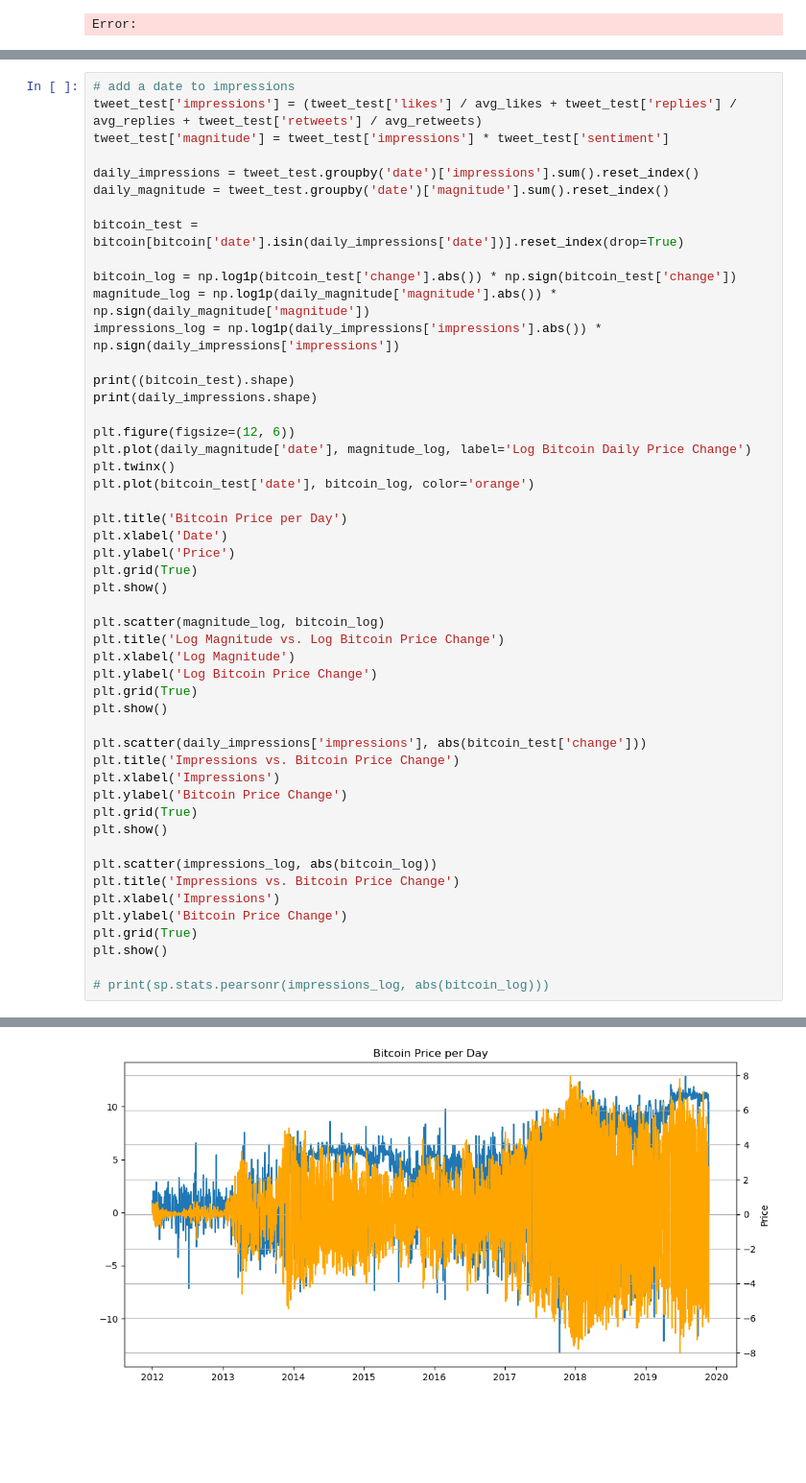
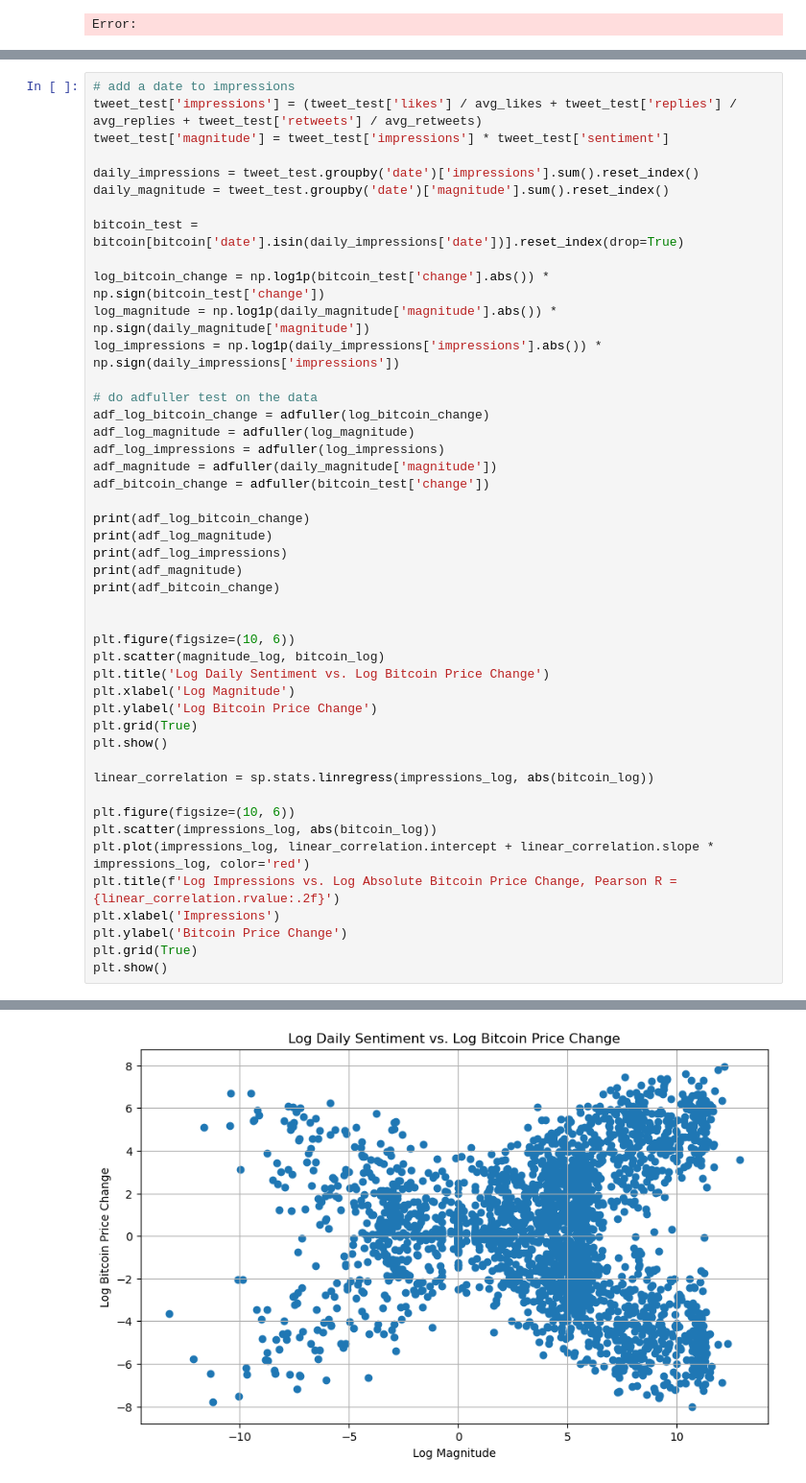
Before and after one commit to finn-prins/Scientific-Data-Analysis-Project, a Jupyter notebook: team_11.ipynb, the cells around one changed output, grey strips where cells are left out. Shown at 96% size. Saved outputs shown, nothing was run; the diff lists cells and outputs as text; blank space fills up the shorter version.

Commit message:
added is stationary test

```diff
--- a/team_11.ipynb
+++ b/team_11.ipynb
@@ -800,44 +807,40 @@ daily_magnitude = tweet_test.groupby('date')['magnitude'].sum().reset_index()
 
 bitcoin_test = bitcoin[bitcoin['date'].isin(daily_impressions['date'])].reset_index(drop=True)
 
-bitcoin_log = np.log1p(bitcoin_test['change'].abs()) * np.sign(bitcoin_test['change'])
-magnitude_log = np.log1p(daily_magnitude['magnitude'].abs()) * np.sign(daily_magnitude['magnitude'])
-impressions_log = np.log1p(daily_impressions['impressions'].abs()) * np.sign(daily_impressions['impressions'])
+log_bitcoin_change = np.log1p(bitcoin_test['change'].abs()) * np.sign(bitcoin_test['change'])
+log_magnitude = np.log1p(daily_magnitude['magnitude'].abs()) * np.sign(daily_magnitude['magnitude'])
+log_impressions = np.log1p(daily_impressions['impressions'].abs()) * np.sign(daily_impressions['impressions'])
 
-print((bitcoin_test).shape)
-print(daily_impressions.shape)
+# do adfuller test on the data
+adf_log_bitcoin_change = adfuller(log_bitcoin_change)
+adf_log_magnitude = adfuller(log_magnitude)
+adf_log_impressions = adfuller(log_impressions)
+adf_magnitude = adfuller(daily_magnitude['magnitude'])
+adf_bitcoin_change = adfuller(bitcoin_test['change'])
 
-plt.figure(figsize=(12, 6))
-plt.plot(daily_magnitude['date'], magnitude_log, label='Log Bitcoin Daily Price Change')
-plt.twinx()
-plt.plot(bitcoin_test['date'], bitcoin_log, color='orange')
+print(adf_log_bitcoin_change)
+print(adf_log_magnitude)
+print(adf_log_impressions)
+print(adf_magnitude)
+print(adf_bitcoin_change)
 
-plt.title('Bitcoin Price per Day')
-plt.xlabel('Date')
-plt.ylabel('Price')
-plt.grid(True)
-plt.show()
 
+plt.figure(figsize=(10, 6))
 plt.scatter(magnitude_log, bitcoin_log)
-plt.title('Log Magnitude vs. Log Bitcoin Price Change')
+plt.title('Log Daily Sentiment vs. Log Bitcoin Price Change')
 plt.xlabel('Log Magnitude')
 plt.ylabel('Log Bitcoin Price Change')
 plt.grid(True)
 plt.show()
 
-plt.scatter(daily_impressions['impressions'], abs(bitcoin_test['change']))
-plt.title('Impressions vs. Bitcoin Price Change')
+linear_correlation = sp.stats.linregress(impressions_log, abs(bitcoin_log))
+
+plt.figure(figsize=(10, 6))
+plt.scatter(impressions_log, abs(bitcoin_log))
+plt.plot(impressions_log, linear_correlation.intercept + linear_correlation.slope * impressions_log, color='red')
+plt.title(f'Log Impressions vs. Log Absolute Bitcoin Price Change, Pearson R = {linear_correlation.rvalue:.2f}')
 plt.xlabel('Impressions')
 plt.ylabel('Bitcoin Price Change')
 plt.grid(True)
 plt.show()
-
-plt.scatter(impressions_log, abs(bitcoin_log))
-plt.title('Impressions vs. Bitcoin Price Change')
-plt.xlabel('Impressions')
-plt.ylabel('Bitcoin Price Change')
-plt.grid(True)
-plt.show()
-
-# print(sp.stats.pearsonr(impressions_log, abs(bitcoin_log)))
 # %% [output]
@@ -846 +852 @@ plt.show()
-[figure, old version]
+[figure, new version]
```
Also changed, not shown: parts of 5 cells of this notebook.
